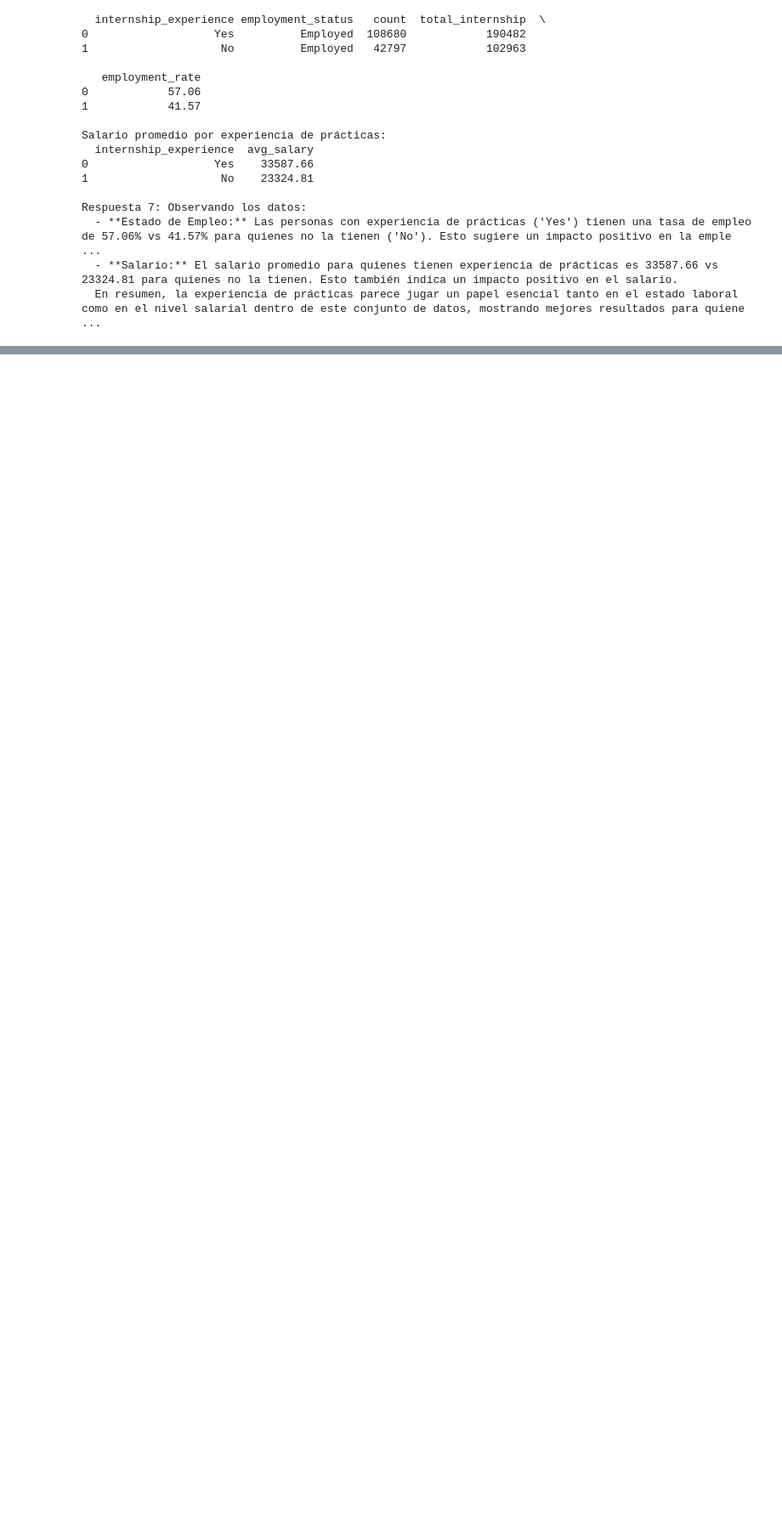
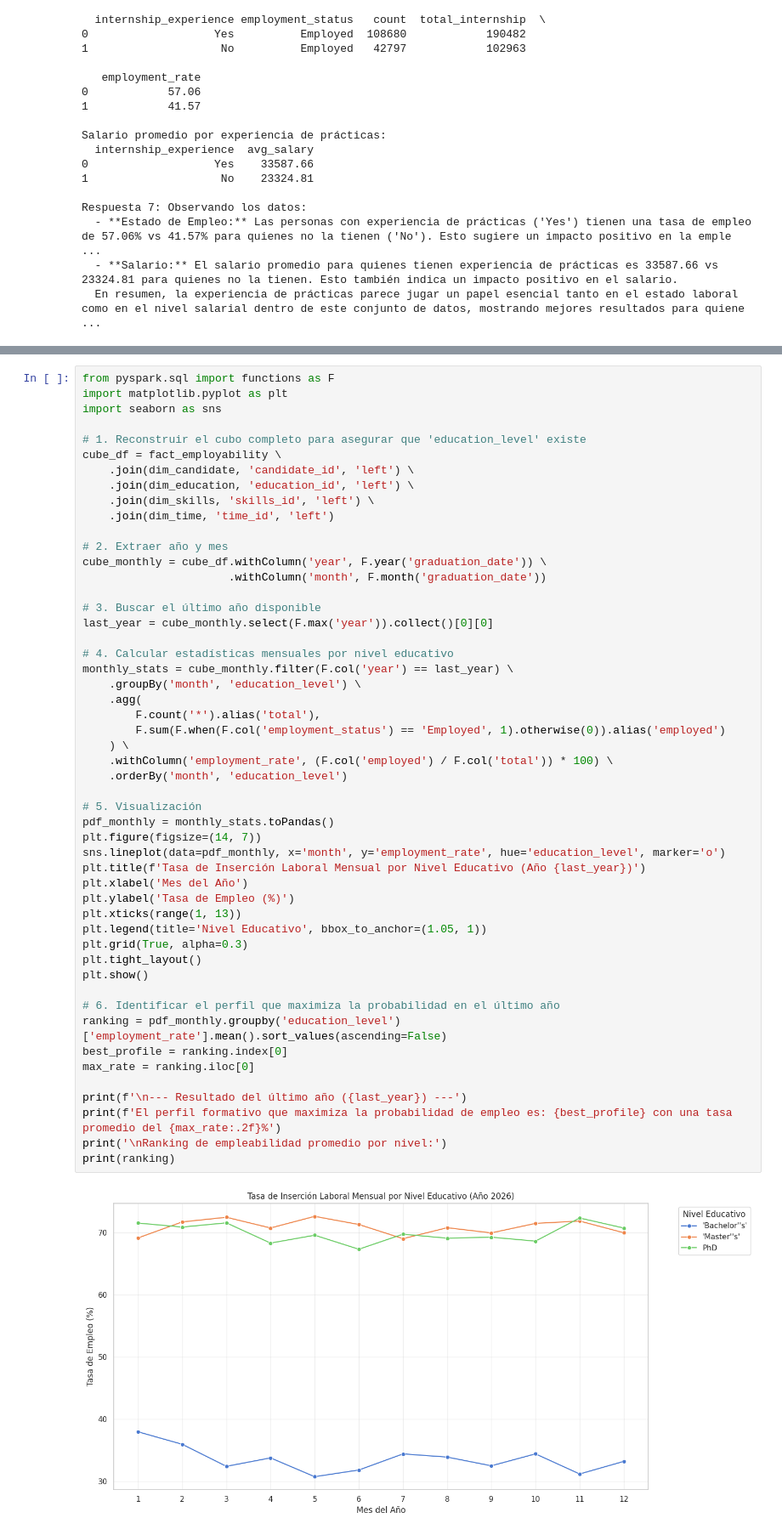
Before and after one commit to ftmrocca/CUBO-OLAP, a Jupyter notebook: OLAP_Cubo_PySpark_Colab.ipynb, the cells around one changed output, grey strips where cells are left out. Shown at 85% size. Saved outputs shown, nothing was run; the diff lists cells and outputs as text; blank space fills up the shorter version.

```diff
--- a/OLAP_Cubo_PySpark_Colab.ipynb
+++ b/OLAP_Cubo_PySpark_Colab.ipynb
@@ -515,0 +598,53 @@ Respuesta 7: Observando los datos:
+# %%
+from pyspark.sql import functions as F
+import matplotlib.pyplot as plt
+import seaborn as sns
+
+# 1. Reconstruir el cubo completo para asegurar que 'education_level' existe
+cube_df = fact_employability \
+    .join(dim_candidate, 'candidate_id', 'left') \
+    .join(dim_education, 'education_id', 'left') \
+    .join(dim_skills, 'skills_id', 'left') \
+    .join(dim_time, 'time_id', 'left')
+
+# 2. Extraer año y mes
+cube_monthly = cube_df.withColumn('year', F.year('graduation_date')) \
+                      .withColumn('month', F.month('graduation_date'))
+
+# 3. Buscar el último año disponible
+last_year = cube_monthly.select(F.max('year')).collect()[0][0]
+
+# 4. Calcular estadísticas mensuales por nivel educativo
+monthly_stats = cube_monthly.filter(F.col('year') == last_year) \
+    .groupBy('month', 'education_level') \
+    .agg(
+        F.count('*').alias('total'),
+        F.sum(F.when(F.col('employment_status') == 'Employed', 1).otherwise(0)).alias('employed')
+    ) \
+    .withColumn('employment_rate', (F.col('employed') / F.col('total')) * 100) \
+    .orderBy('month', 'education_level')
+
+# 5. Visualización
+pdf_monthly = monthly_stats.toPandas()
+plt.figure(figsize=(14, 7))
+sns.lineplot(data=pdf_monthly, x='month', y='employment_rate', hue='education_level', marker='o')
+plt.title(f'Tasa de Inserción Laboral Mensual por Nivel Educativo (Año {last_year})')
+plt.xlabel('Mes del Año')
+plt.ylabel('Tasa de Empleo (%)')
+plt.xticks(range(1, 13))
+plt.legend(title='Nivel Educativo', bbox_to_anchor=(1.05, 1))
+plt.grid(True, alpha=0.3)
+plt.tight_layout()
+plt.show()
+
+# 6. Identificar el perfil que maximiza la probabilidad en el último año
+ranking = pdf_monthly.groupby('education_level')['employment_rate'].mean().sort_values(ascending=False)
+best_profile = ranking.index[0]
+max_rate = ranking.iloc[0]
+
+print(f'\n--- Resultado del último año ({last_year}) ---')
+print(f'El perfil formativo que maximiza la probabilidad de empleo es: {best_profile} con una tasa promedio del {max_rate:.2f}%')
+print('\nRanking de empleabilidad promedio por nivel:')
+print(ranking)
+# %% [output]
+[figure, added]
```
Also changed, not shown: parts of 6 cells of this notebook.
